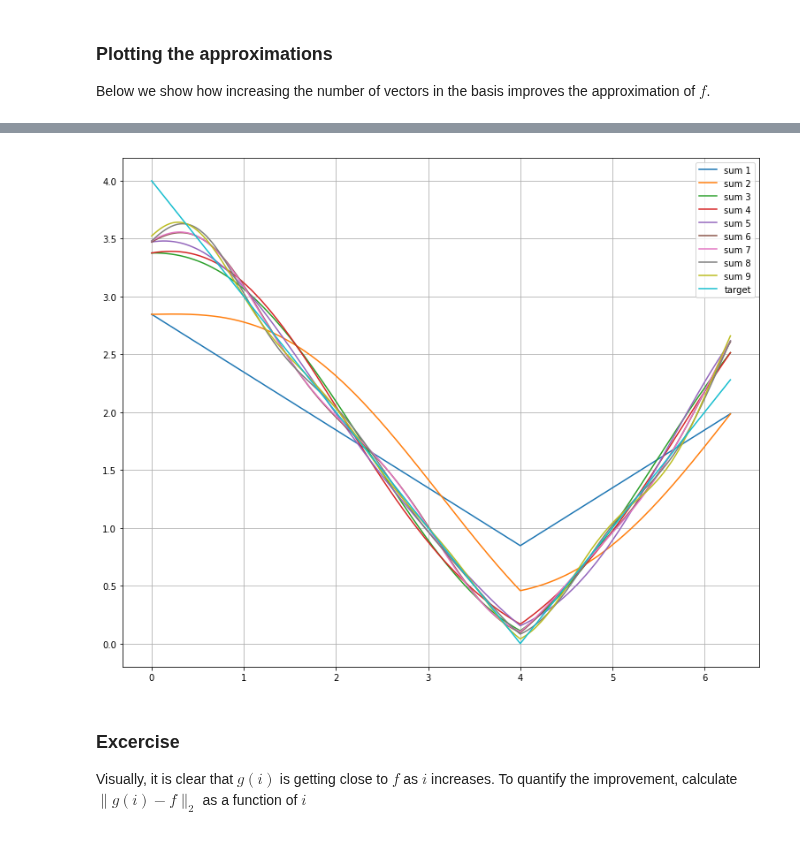
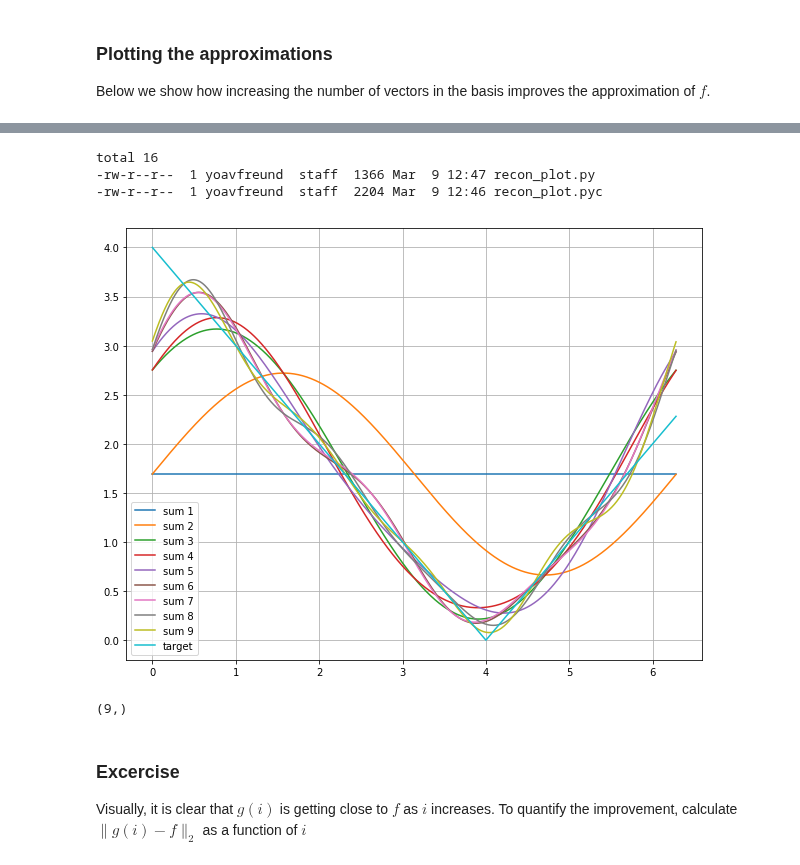
Before and after one commit to ucsd-edx/edX-Micro-Master-in-Data-Science, a Jupyter notebook: big-data-analytics-using-spark/notebooks/2.PCA/1. functions as vectors.ipynb, the cells around one changed output, grey strips where cells are left out. Drawn from its saved outputs; the diff is of its cells as text; code cells hidden in the pictures.

Commit message:
widget working

```diff
--- a/big-data-analytics-using-spark/notebooks/2.PCA/1. functions as vectors.ipynb
+++ b/big-data-analytics-using-spark/notebooks/2.PCA/1. functions as vectors.ipynb
@@ -122,9 +99,3 @@ To understand the workings of the basis, we create a sequence of approximations
 The larger $i$ is, the closer $g(i)$ is to $f$. Where the distance between $f$ and $g(i)$ is defined by the euclidean norm:
 $$   \| g(i)- f \|_2
 $$
-# %%
-g=[]
-for i in range(1,len(v)):
-    V=U[:i,:]
-    g.append(dot(dot(V,f),V))
-len(g)
@@ -133,9 +102,3 @@ len(g)
 # %% [markdown]
 ### Plotting the approximations
 Below we show how increasing the number of vectors in the basis improves the approximation of $f$.
-# %%
-figure(figsize=(10,8))
-plot(x,f,label='f')
-for i in [1,3,6]:
-    plot(x,g[i],label='g'+str(i+1))
-legend()
@@ -145,4 +105,6 @@ legend()
 # %%
+#%%writefile lib/recon_plot.py
+from numpy import *
 class recon_plot:
     def __init__(self,x,f,mean,v):
         self.v=v
@@ -150,16 +112,33 @@ class recon_plot:
         self.mean=mean
         self.U=vstack(v)
         self.f=f
-        self.C=np.dot(U,f-mean)
-        self.n,self.m=shape(U)
-        coeff={'c'+str(i):self.C[i] for i in range(len(self.C))}
-        self.plot_combination(**coeff)
+        self.C=np.dot(self.U,f-mean)
+        self.n,self.m=shape(self.U)
+        self.coeff={'c'+str(i):self.C[i] for i in range(len(self.C))}
+        self.plot_combination(**self.coeff)
+
+    def get_widgets(self):
+        coeff=self.C
+        widge_dict={}
+        widge_list=[]
+        for i in range(self.n):
+            if coeff[i]>0:
+                r=[0,coeff[i]*2]
+            else:
+                r=[coeff[i]*2,0]
+
+            widge_list.append(widgets.FloatSlider(min=r[0],max=r[1],step=coeff[i]/10.,\
+                                                  value=coeff[i],orientation='vertical',decription='v'+str(i)))
+            widge_dict['c'+str(i)]=widge_list[-1]
+
+        return widge_list,widge_dict
 
     def get_coeff(self):
         return self.C
+
     def plot_combination(self,**coeff):
         self.A=self.mean
-        self.fig=figure(figsize=(10,8))
+        self.fig=figure(figsize=(8,6))
         self.ax=self.fig.add_axes([0,0,1,1])
         for i in range(len(coeff)):
             g=self.v[i]*coeff['c'+str(i)]
@@ -169,24 +148,26 @@ class recon_plot:
         legend()
         grid()
         return None
-
-plotter=recon_plot(x,f,f/2,v)
-coeff=plotter.get_coeff()
-widge_dict={}
-widge_list=[]
-for i in range(9):
-    if coeff[i]>0:
-        r=[0,coeff[i]*1.2]
-    else:
-        r=[coeff[i]*1.2,0]
-
-    widge_list.append(widgets.FloatSlider(min=r[0],max=r[1],step=coeff[i]/10.,value=coeff[i],orientation='vertical',decription='v'+str(i)))
-    widge_dict['c'+str(i)]=widge_list[-1]
-
-I=interactive(plotter.plot_combination, **widge_dict)
-widgets.VBox([widgets.HBox(widge_list)])
-# %% [output]
-[figure, removed]
+# %%
+import sys
+sys.path.append('lib')
+!ls -l 'lib'
+from recon_plot import recon_plot
+# %% [output]
+total 16
+-rw-r--r--  1 yoavfreund  staff  1366 Mar  9 12:47 recon_plot.py
+-rw-r--r--  1 yoavfreund  staff  2204 Mar  9 12:46 recon_plot.pyc
+# %%
+plotter=recon_plot(x,f,np.zeros(len(f)),v)
+widge_list,widge_dict = plotter.get_widgets()
+I=interactive(plotter.plot_combination, **widge_dict)
+widgets.VBox([widgets.HBox(widge_list)])
+# %% [output]
+[figure, added]
+# %%
+plotter.C.shape
+# %% [output]
+(9,)
 # %% [markdown]
 ### Excercise
 Visually, it is clear that $g(i)$ is getting close to $f$ as $i$ increases. To quantify the improvement, calculate
```
Also changed, not shown: parts of 13 cells of this notebook.
